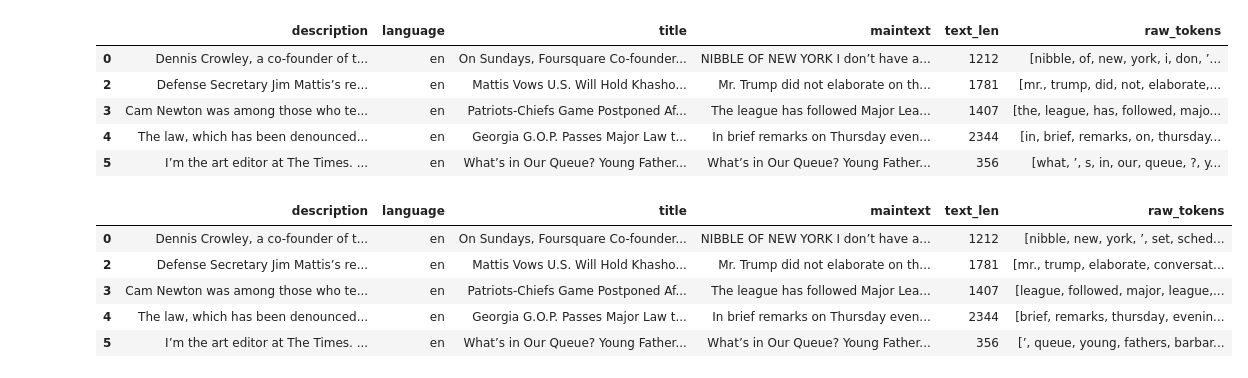
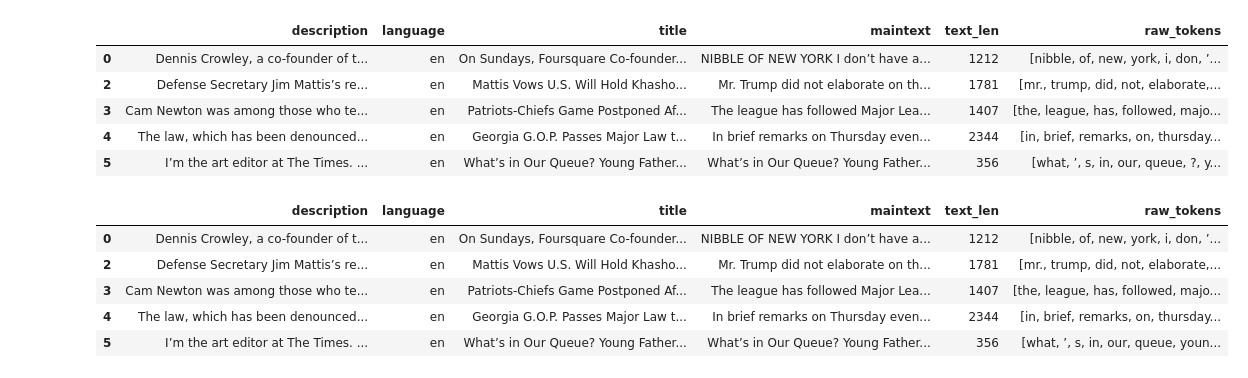
Before and after one commit to sgeinitz/cs39aa_project, a Jupyter notebook: project_part1.ipynb, the cells around one changed output. Drawn from its saved outputs; the diff is of its cells as text; code cells hidden in the pictures.

Commit message:
Added data analysis, graphs and more information for the reader.

```diff
--- a/project_part1.ipynb
+++ b/project_part1.ipynb
@@ -45,10 +50,3 @@ df.head()
 | 5 | I’m the art editor at The Times. ... | en | What’s in Our Queue? Young Father... | What’s in Our Queue? Young Father... |
 # %% [markdown]
 Now let's look at our data. Run the cell below to see some statistics of maintext, the article text we are most concerned with since we will be summarizing it with a headline.
-# %%
-df['text_len'] = df['maintext'].str.len()
-#data = df['text_len']
-#plt.bar(df['text_len'],10,data=data)
-#plt.show()
-df.maintext.describe()
-#print(f"Mean # of characters in text: {df['text_len'].mean()}")
@@ -76,0 +74,16 @@ Now to tokenize the text data.
+# %%
+stop=set(stopwords.words('english'))
+corpus=[]
+new= df['maintext'].str.split()
+new=new.values.tolist()
+corpus=[word for i in new for word in i]
+
+from collections import defaultdict
+dic=defaultdict(int)
+for word in corpus:
+    if word in stop:
+        dic[word]+=1
+
+top=sorted(dic.items(), key=lambda x:x[1],reverse=True)[:10]
+x,y=zip(*top)
+plt.bar(x,y)
@@ -86,19 +125,19 @@ df.head()
 | 4 | The law, which has been denounced... | en | Georgia G.O.P. Passes Major Law t... | In brief remarks on Thursday even... | 2344 | [in, brief, remarks, on, thursday... |
 | 5 | I’m the art editor at The Times. ... | en | What’s in Our Queue? Young Father... | What’s in Our Queue? Young Father... | 356 | [what, ’, s, in, our, queue, ?, y... |
 # %%
-from nltk.corpus import stopwords
+# from nltk.corpus import stopwords
 # Code by sgeinitz, https://github.com/sgeinitz/cs39aa_notebooks/blob/main/nb_C_airline_tweets_take2.ipynb
 # Thank you!
-stops = set(stopwords.words('english'))
+# stops = set(stopwords.words('english'))
 chars2remove = set(['.','!','/', '?'])
-df['raw_tokens'] = df['raw_tokens'].apply(lambda x: [w for w in x if w not in stops])
+# df['raw_tokens'] = df['raw_tokens'].apply(lambda x: [w for w in x if w not in stops])
 df['raw_tokens'] = df['raw_tokens'].apply(lambda x: [w for w in x if w not in chars2remove])
-df['raw_tokens'] = df['raw_tokens'].apply(lambda x: [w for w in x if not re.match('^#', w)])
+# df['raw_tokens'] = df['raw_tokens'].apply(lambda x: [w for w in x if not re.match('^#', w)])
 df.head()
 # %% [output]
 |  | description | language | title | maintext | text_len | raw_tokens |
-| 0 | Dennis Crowley, a co-founder of t... | en | On Sundays, Foursquare Co-founder... | NIBBLE OF NEW YORK I don’t have a... | 1212 | [nibble, new, york, ’, set, sched... |
-| 2 | Defense Secretary Jim Mattis’s re... | en | Mattis Vows U.S. Will Hold Khasho... | Mr. Trump did not elaborate on th... | 1781 | [mr., trump, elaborate, conversat... |
-| 3 | Cam Newton was among those who te... | en | Patriots-Chiefs Game Postponed Af... | The league has followed Major Lea... | 1407 | [league, followed, major, league,... |
-| 4 | The law, which has been denounced... | en | Georgia G.O.P. Passes Major Law t... | In brief remarks on Thursday even... | 2344 | [brief, remarks, thursday, evenin... |
-| 5 | I’m the art editor at The Times. ... | en | What’s in Our Queue? Young Father... | What’s in Our Queue? Young Father... | 356 | [’, queue, young, fathers, barbar... |
+| 0 | Dennis Crowley, a co-founder of t... | en | On Sundays, Foursquare Co-founder... | NIBBLE OF NEW YORK I don’t have a... | 1212 | [nibble, of, new, york, i, don, ’... |
+| 2 | Defense Secretary Jim Mattis’s re... | en | Mattis Vows U.S. Will Hold Khasho... | Mr. Trump did not elaborate on th... | 1781 | [mr., trump, did, not, elaborate,... |
+| 3 | Cam Newton was among those who te... | en | Patriots-Chiefs Game Postponed Af... | The league has followed Major Lea... | 1407 | [the, league, has, followed, majo... |
+| 4 | The law, which has been denounced... | en | Georgia G.O.P. Passes Major Law t... | In brief remarks on Thursday even... | 2344 | [in, brief, remarks, on, thursday... |
+| 5 | I’m the art editor at The Times. ... | en | What’s in Our Queue? Young Father... | What’s in Our Queue? Young Father... | 356 | [what, ’, s, in, our, queue, youn... |
```
Also changed, not shown: parts of 13 cells of this notebook.
